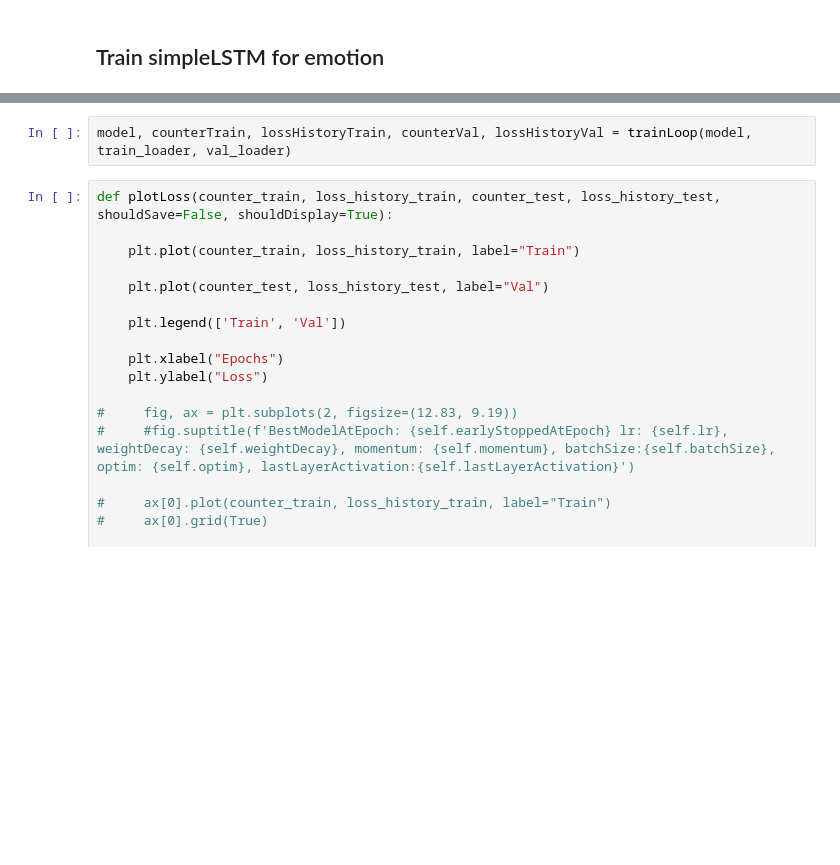
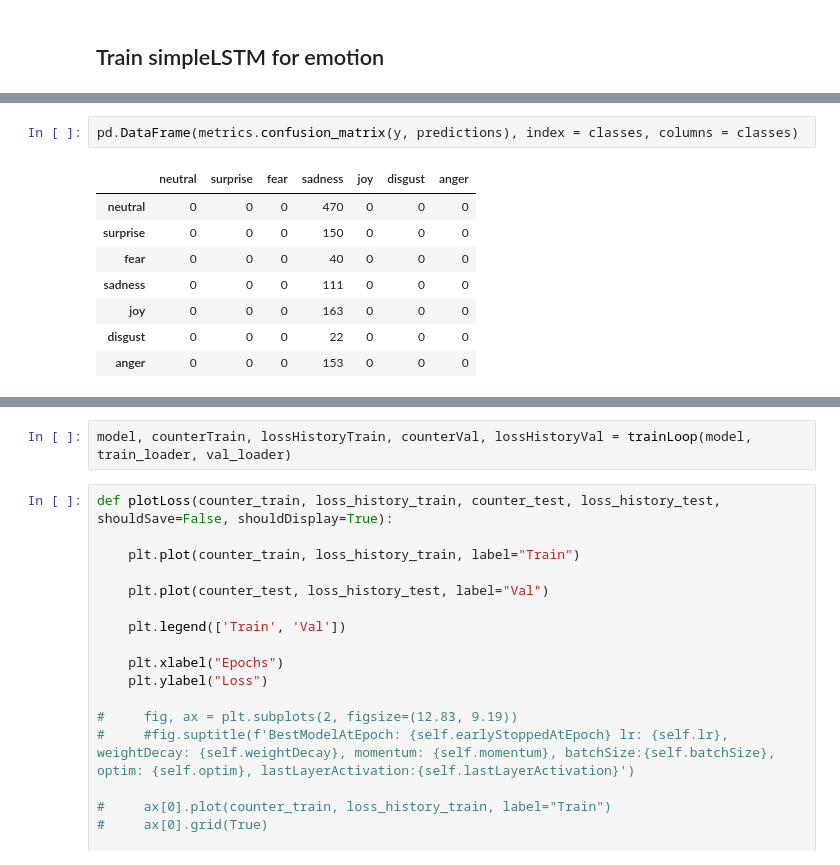
Before and after one commit to brandokoch/multimodal-emotion-classification, a Jupyter notebook: notebooks/text_classification_simpleLSTM.ipynb, the cells around one changed output, grey strips where cells are left out. Drawn from its saved outputs; the diff is of its cells as text; blank space fills up the shorter version.

```diff
--- a/notebooks/text_classification_simpleLSTM.ipynb
+++ b/notebooks/text_classification_simpleLSTM.ipynb
@@ -88,3 +146,14 @@ tensor([0.3030, 1.1842, 5.3246, 2.0893, 0.8187, 5.2657, 1.2867],
+# %%
+pd.DataFrame(metrics.confusion_matrix(y, predictions), index = classes, columns = classes)
+# %% [output]
+|  | neutral | surprise | fear | sadness | joy | disgust | anger |
+| neutral | 0 | 0 | 0 | 470 | 0 | 0 | 0 |
+| surprise | 0 | 0 | 0 | 150 | 0 | 0 | 0 |
+| fear | 0 | 0 | 0 | 40 | 0 | 0 | 0 |
+| sadness | 0 | 0 | 0 | 111 | 0 | 0 | 0 |
+| joy | 0 | 0 | 0 | 163 | 0 | 0 | 0 |
+| disgust | 0 | 0 | 0 | 22 | 0 | 0 | 0 |
+| anger | 0 | 0 | 0 | 153 | 0 | 0 | 0 |
 # %%
 def trainLoop(model, train_loader, val_loader, shouldSave=False):
 
```
Also changed, not shown: parts of 12 cells of this notebook, 1 other file.
